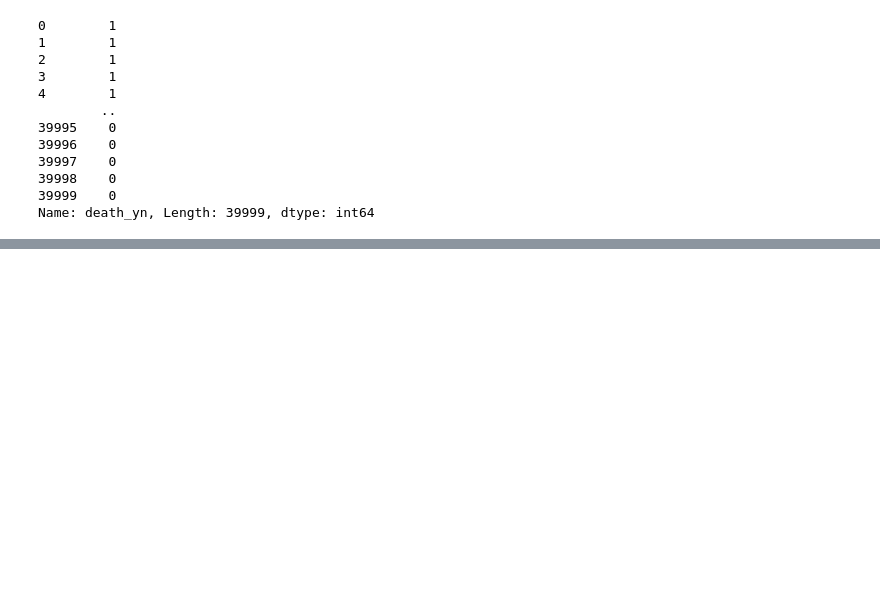
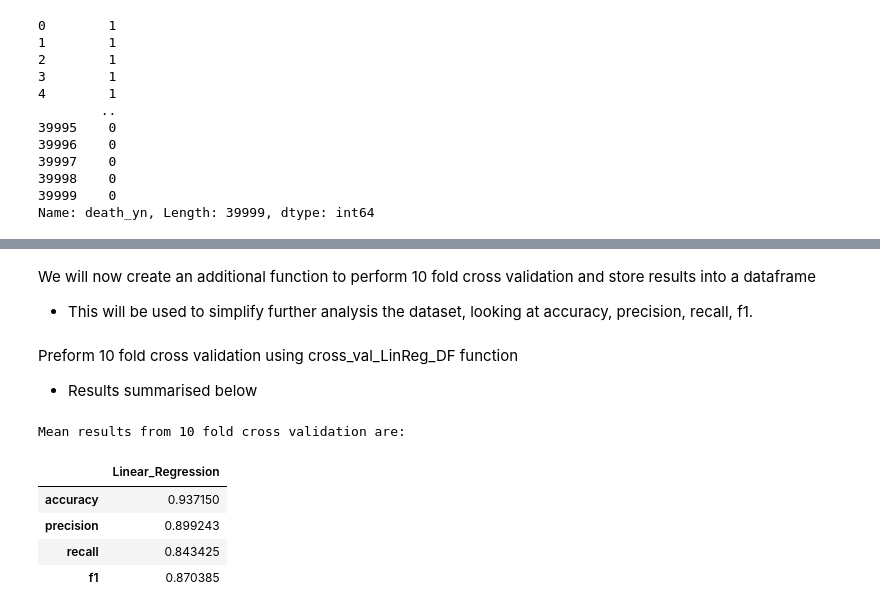
Before and after one commit to paul-od24/data_analytics_hw2, a Jupyter notebook: hw2 copy.ipynb, the cells around one changed output, grey strips where cells are left out. Drawn from its saved outputs; the diff is of its cells as text; code cells hidden in the pictures; blank space fills up the shorter version.

```diff
--- a/hw2 copy.ipynb
+++ b/hw2 copy.ipynb
@@ -813,0 +1049,3 @@ Index(['case_month', 'res_state', 'county_fips_code', 'age_group', 'sex',
+# %%
+# Train aka fit, a model using all continuous and categorical features.
+multiple_linreg = LinearRegression().fit(X_train, y_train)
@@ -813,0 +1303,38 @@ Index(['case_month', 'res_state', 'county_fips_code', 'age_group', 'sex',
+# %% [markdown]
+We will now create an additional function to perform 10 fold cross validation and store results into a dataframe
+- This will be used to simplify further analysis the dataset, looking at accuracy, precision, recall, f1.
+# %%
+def cross_val_LinReg_DF(X,y):
+    """Function to perform cross validation and store results
+    in dataframe. Cross validation looks at accuracy, precision,
+    recall, f1. Returns a dataframe with results"""
+
+    linRegResults = {}
+    # metrics to test against
+    test_metrics = ['accuracy','precision','recall', 'f1']
+
+    for metric in test_metrics:
+        # generate test results
+        result = cross_val_LinReg(X, y, cv=10, scoring=metric)
+        length = len(result)
+        # store result in dict
+        linRegResults[metric] = sum(result)/length
+
+    # create dataframe with results
+    LinRegDF = pd.DataFrame.from_dict(linRegResults, orient='index', columns=['Linear_Regression'])
+
+    return LinRegDF
+# %% [markdown]
+Preform 10 fold cross validation using cross_val_LinReg_DF function
+- Results summarised below
+# %%
+linRegDF = cross_val_LinReg_DF(X,y)
+print(f"Mean results from 10 fold cross validation are:")
+linRegDF
+# %% [output]
+Mean results from 10 fold cross validation are:
+|  | Linear_Regression |
+| accuracy | 0.937150 |
+| precision | 0.899243 |
+| recall | 0.843425 |
+| f1 | 0.870385 |
```
Also changed, not shown: parts of 58 cells of this notebook.
